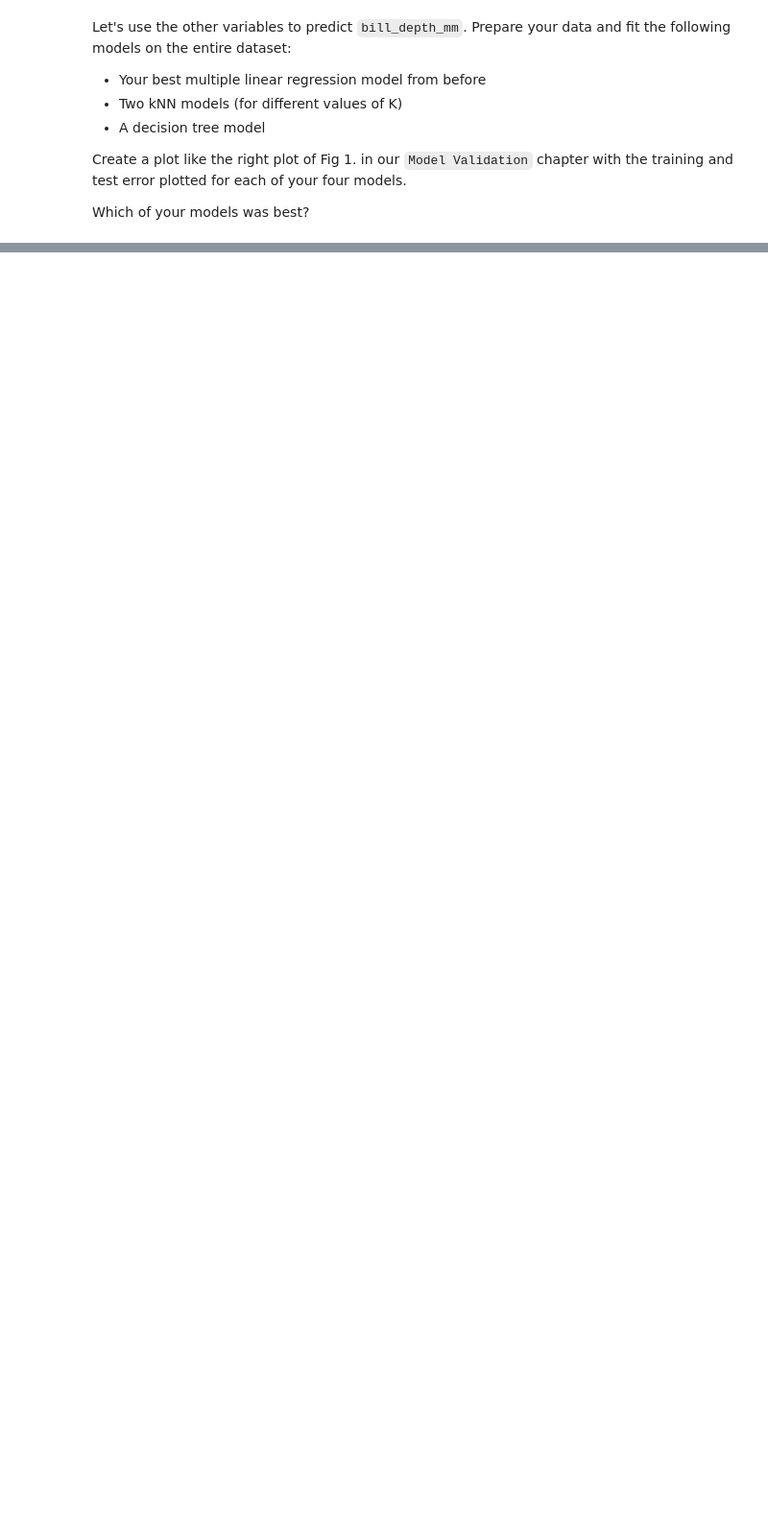
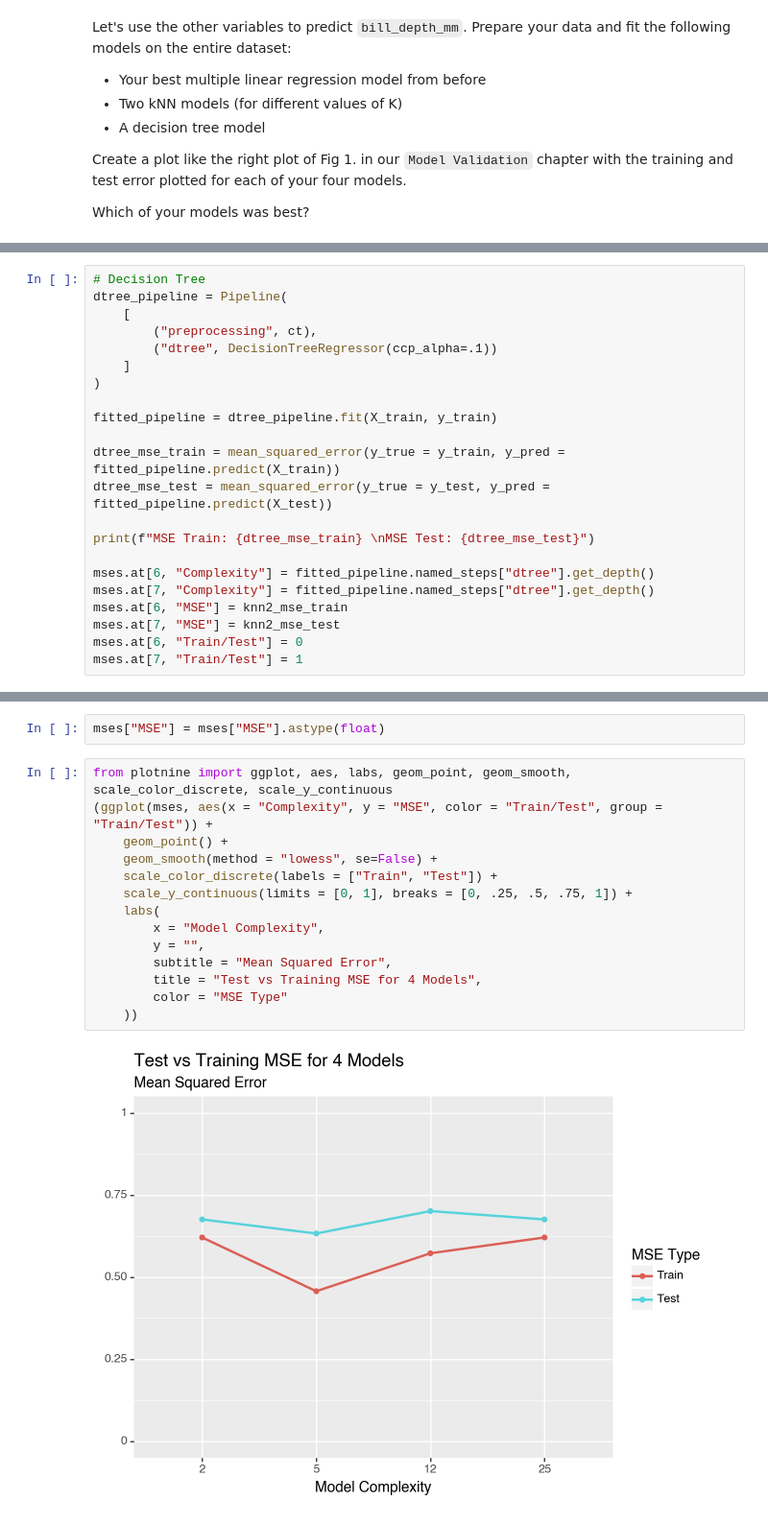
Before and after one commit to bnkessler/Data-Science-and-Machine-Learning, a Jupyter notebook: Week8/Practice_Activity_kNN_and_Decision_Trees.ipynb, the cells around one changed output, grey strips where cells are left out. Shown at 96% size. Cells and saved outputs as stored; diff of their text form; blank space fills up the shorter version.

```diff
--- a/Week8/Practice_Activity_kNN_and_Decision_Trees.ipynb
+++ b/Week8/Practice_Activity_kNN_and_Decision_Trees.ipynb
@@ -38,0 +145,22 @@ Which of your models was best?
+# %%
+# Decision Tree
+dtree_pipeline = Pipeline(
+    [
+        ("preprocessing", ct),
+        ("dtree", DecisionTreeRegressor(ccp_alpha=.1))
+    ]
+)
+
+fitted_pipeline = dtree_pipeline.fit(X_train, y_train)
+
+dtree_mse_train = mean_squared_error(y_true = y_train, y_pred = fitted_pipeline.predict(X_train))
+dtree_mse_test = mean_squared_error(y_true = y_test, y_pred = fitted_pipeline.predict(X_test))
+
+print(f"MSE Train: {dtree_mse_train} \nMSE Test: {dtree_mse_test}")
+
+mses.at[6, "Complexity"] = fitted_pipeline.named_steps["dtree"].get_depth()
+mses.at[7, "Complexity"] = fitted_pipeline.named_steps["dtree"].get_depth()
+mses.at[6, "MSE"] = knn2_mse_train
+mses.at[7, "MSE"] = knn2_mse_test
+mses.at[6, "Train/Test"] = 0
+mses.at[7, "Train/Test"] = 1
@@ -38,0 +170,18 @@ Which of your models was best?
+# %%
+mses["MSE"] = mses["MSE"].astype(float)
+# %%
+from plotnine import ggplot, aes, labs, geom_point, geom_smooth, scale_color_discrete, scale_y_continuous
+(ggplot(mses, aes(x = "Complexity", y = "MSE", color = "Train/Test", group = "Train/Test")) +
+    geom_point() +
+    geom_smooth(method = "lowess", se=False) +
+    scale_color_discrete(labels = ["Train", "Test"]) +
+    scale_y_continuous(limits = [0, 1], breaks = [0, .25, .5, .75, 1]) +
+    labs(
+        x = "Model Complexity",
+        y = "",
+        subtitle = "Mean Squared Error",
+        title = "Test vs Training MSE for 4 Models",
+        color = "MSE Type"
+    ))
+# %% [output]
+[figure, added]
```
Also changed, not shown: parts of 10 cells of this notebook, 3 other files.
